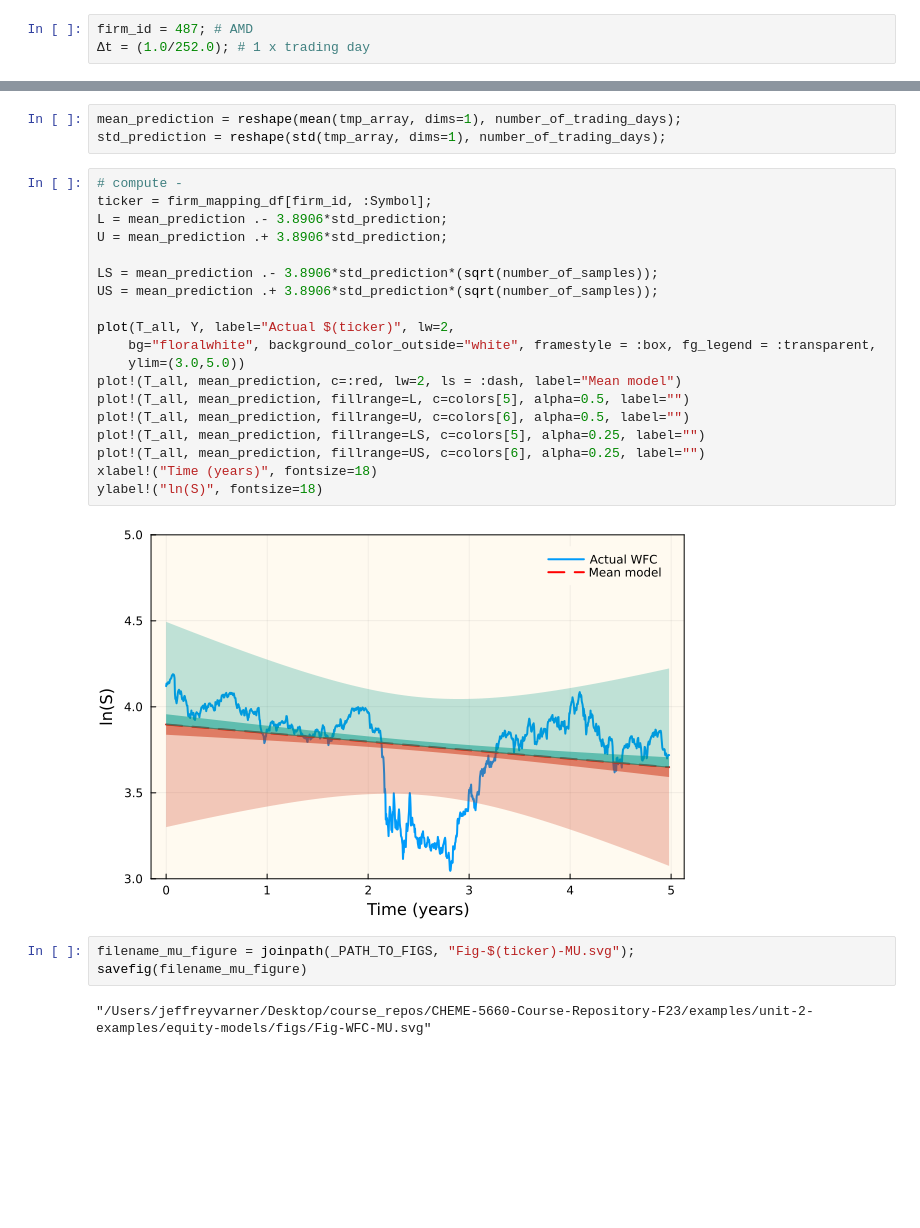
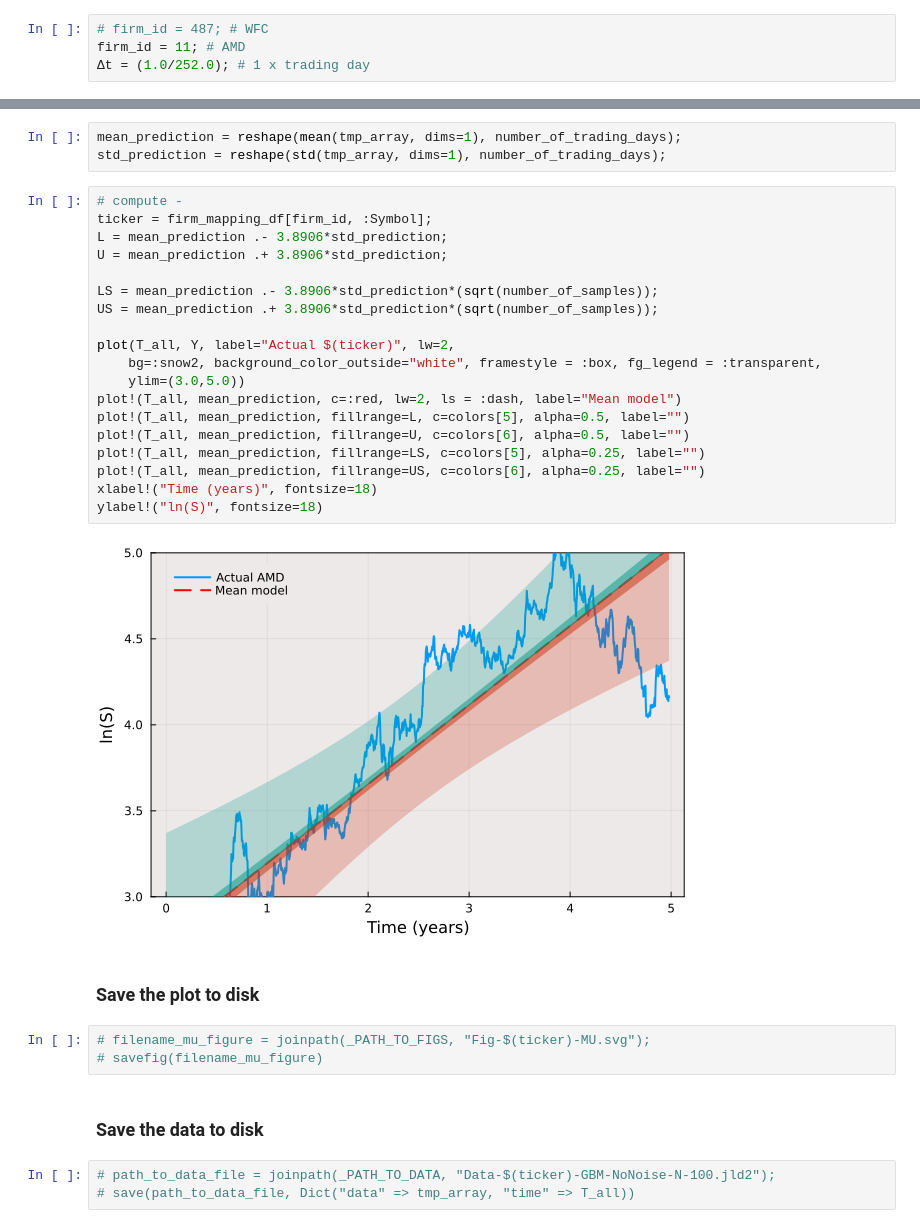
Before and after one commit to simonp0420/CHEME-5660-Course-Repository-F23, a Jupyter notebook: examples/unit-2-examples/equity-models/GBM-calculations.ipynb, the cells around one changed output, grey strips where cells are left out. Saved outputs shown, nothing was run; the diff lists cells and outputs as text; blank space fills up the shorter version.

```diff
--- a/examples/unit-2-examples/equity-models/GBM-calculations.ipynb
+++ b/examples/unit-2-examples/equity-models/GBM-calculations.ipynb
@@ -39,7 +61,8 @@ firm_mapping_df
 # %% [markdown]
 ## Task 1: Estimate drift parameter $\mu$
 # %%
-firm_id = 487; # AMD
+# firm_id = 487; # WFC
+firm_id = 11; # AMD
 Δt = (1.0/252.0); # 1 x trading day
 # %%
 # get the firm specific data from the dataset -
@@ -92,26 +115,31 @@ std_prediction = reshape(std(tmp_array, dims=1), number_of_trading_days);
 # %%
 # compute -
 ticker = firm_mapping_df[firm_id, :Symbol];
 L = mean_prediction .- 3.8906*std_prediction;
 U = mean_prediction .+ 3.8906*std_prediction;
 
 LS = mean_prediction .- 3.8906*std_prediction*(sqrt(number_of_samples));
 US = mean_prediction .+ 3.8906*std_prediction*(sqrt(number_of_samples));
 
 plot(T_all, Y, label="Actual $(ticker)", lw=2,
-    bg="floralwhite", background_color_outside="white", framestyle = :box, fg_legend = :transparent,
+    bg=:snow2, background_color_outside="white", framestyle = :box, fg_legend = :transparent,
     ylim=(3.0,5.0))
 plot!(T_all, mean_prediction, c=:red, lw=2, ls = :dash, label="Mean model")
 plot!(T_all, mean_prediction, fillrange=L, c=colors[5], alpha=0.5, label="")
 plot!(T_all, mean_prediction, fillrange=U, c=colors[6], alpha=0.5, label="")
 plot!(T_all, mean_prediction, fillrange=LS, c=colors[5], alpha=0.25, label="")
 plot!(T_all, mean_prediction, fillrange=US, c=colors[6], alpha=0.25, label="")
 xlabel!("Time (years)", fontsize=18)
 ylabel!("ln(S)", fontsize=18)
 # %% [output]
-[figure, old version]
+[figure, new version]
+# %% [markdown]
+### Save the plot to disk
 # %%
-filename_mu_figure = joinpath(_PATH_TO_FIGS, "Fig-$(ticker)-MU.svg");
-savefig(filename_mu_figure)
+# filename_mu_figure = joinpath(_PATH_TO_FIGS, "Fig-$(ticker)-MU.svg");
+# savefig(filename_mu_figure)
-# %% [output]
-"/Users/jeffreyvarner/Desktop/course_repos/CHEME-5660-Course-Repository-F23/examples/unit-2-examples/equity-models/figs/Fig-WFC-MU.svg"
+# %% [markdown]
+### Save the data to disk
+# %%
+# path_to_data_file = joinpath(_PATH_TO_DATA, "Data-$(ticker)-GBM-NoNoise-N-100.jld2");
+# save(path_to_data_file, Dict("data" => tmp_array, "time" => T_all))
```
Also changed, not shown: parts of 5 cells of this notebook, 12 other files.
